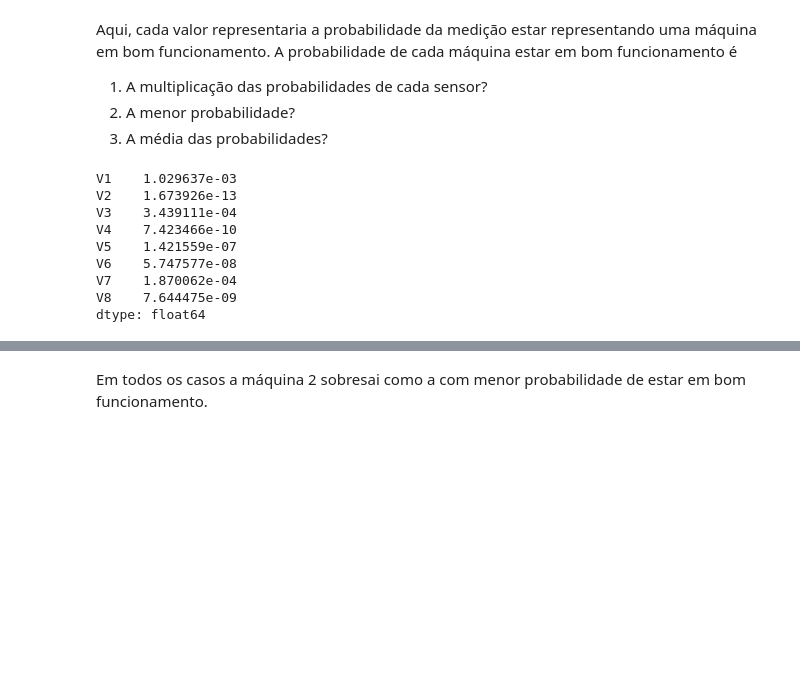
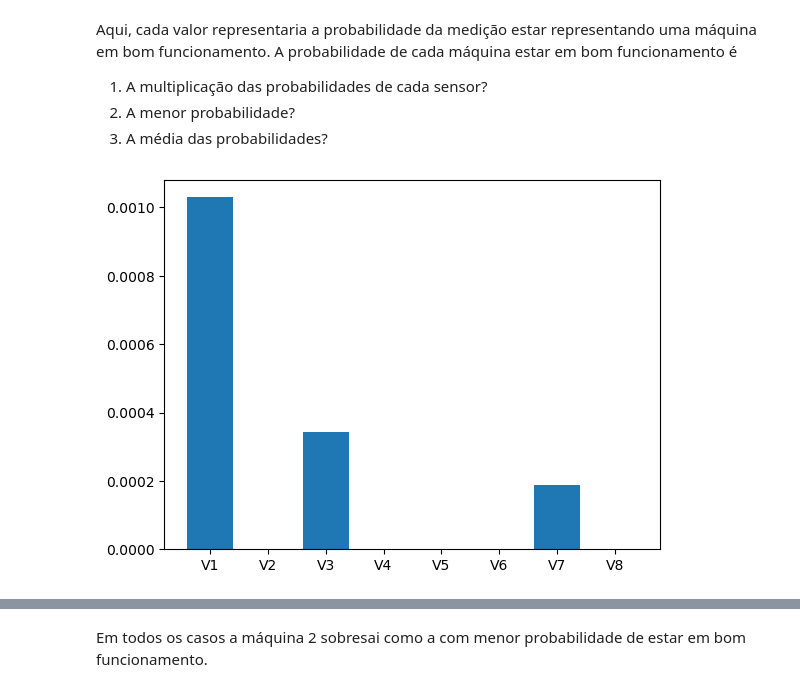
Before and after one commit to nikinuk/Exercicio_Sensores, a Jupyter notebook: Exercicio_2408.ipynb, the cells around one changed output, grey strips where cells are left out. Saved outputs shown, nothing was run; the diff lists cells and outputs as text; code cells hidden in the pictures; blank space fills up the shorter version.

Commit message:
Plotting results

```diff
--- a/Exercicio_2408.ipynb
+++ b/Exercicio_2408.ipynb
@@ -144,21 +144,18 @@ Aqui, cada valor representaria a probabilidade da medição estar representando
 3. A média das probabilidades?
 # %%
 # 1 - Multiplicação
+
+import matplotlib.pyplot as plt
 
 tprobs = probs.transpose()
 total_prob = tprobs[1]
 for col in tprobs.columns[1:]:
     total_prob = total_prob * tprobs[col]
-total_prob
+
+fig, ax = plt.subplots()
+ax.bar(total_prob.index, total_prob.values)
+plt.show()
 # %% [output]
-V1    1.029637e-03
-V2    1.673926e-13
-V3    3.439111e-04
-V4    7.423466e-10
-V5    1.421559e-07
-V6    5.747577e-08
-V7    1.870062e-04
-V8    7.644475e-09
-dtype: float64
+[figure, added]
 # %%
 # 2 - Mais baixa prob
```
Also changed, not shown: parts of 2 cells of this notebook.
